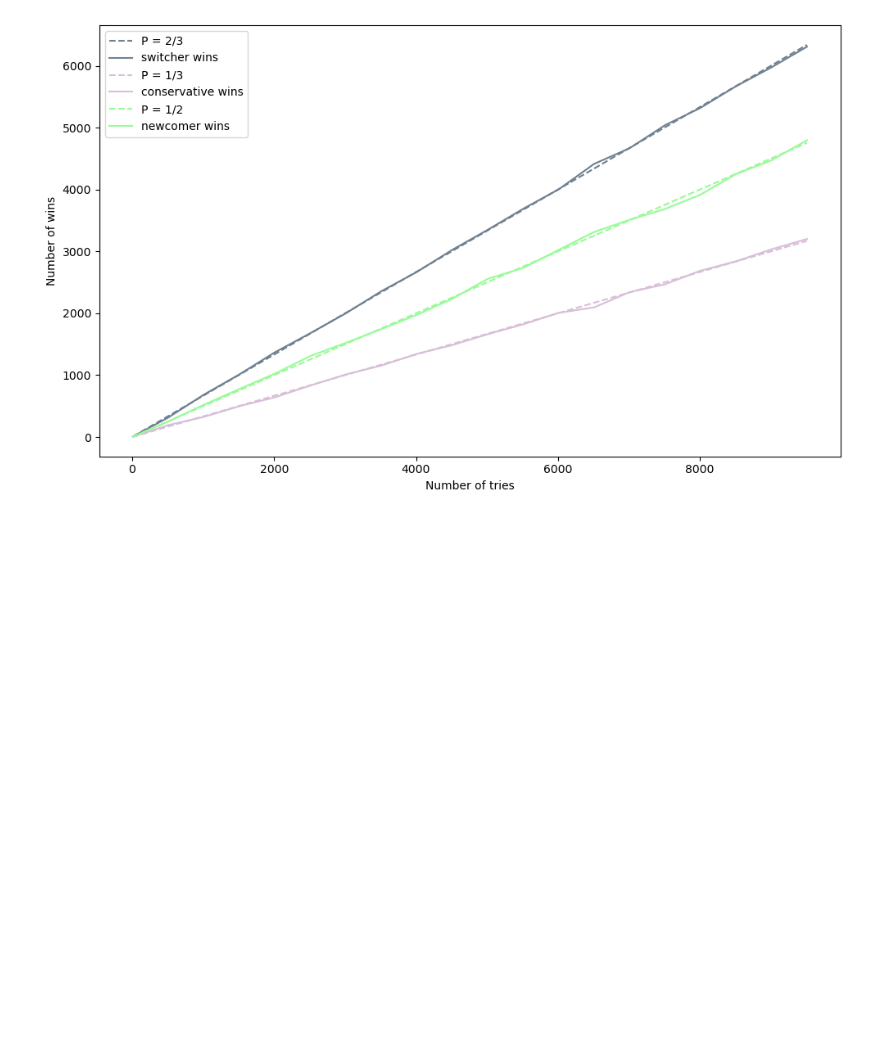
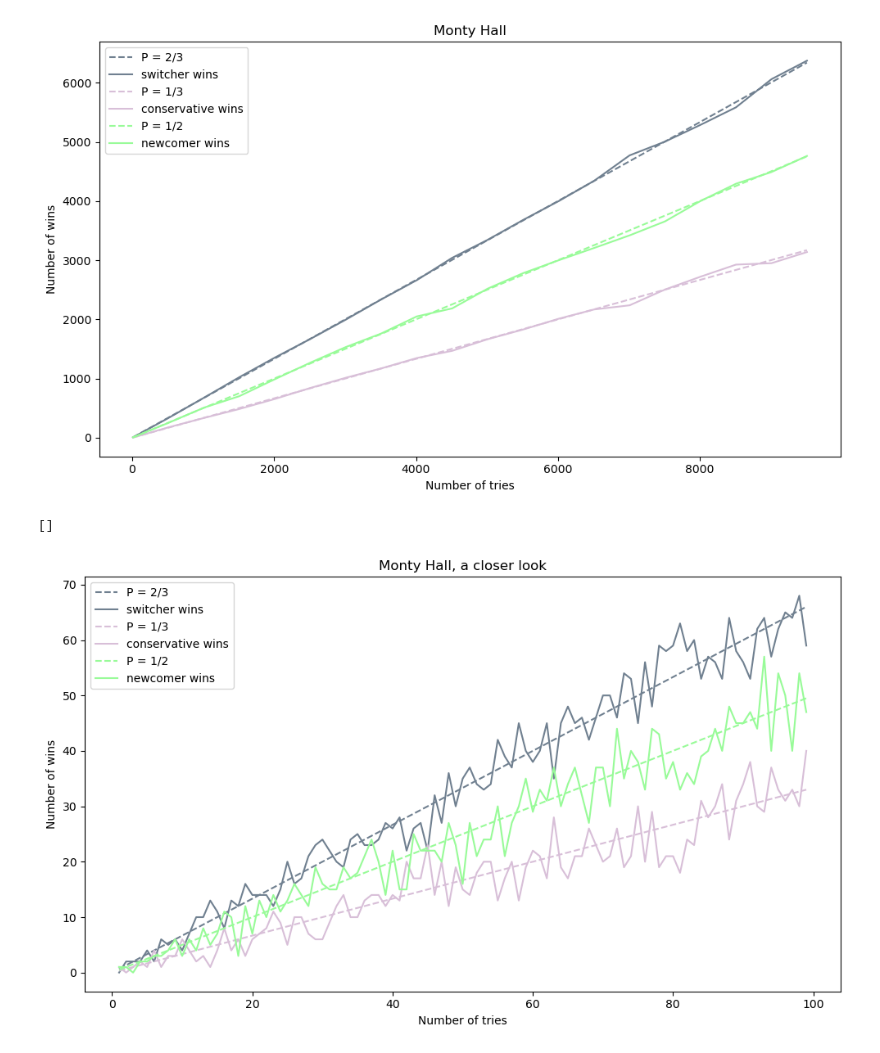
Before and after one commit to caterinalacavalla/astrostatistics_bicocca_2026, a Jupyter notebook: working/Monty-Hall.ipynb, the cells around one changed output. Cells and saved outputs as stored; diff of their text form; code cells hidden in the pictures; blank space fills up the shorter version.

Commit message:
Updated Monty-Hall

```diff
--- a/working/Monty-Hall.ipynb
+++ b/working/Monty-Hall.ipynb
@@ -19,7 +19,7 @@ for j in N:
 
     for i in range(0, j):
         doors = np.zeros(3)
-        doors[np.random.randint(0, 2)] = 1
+        doors[random.randint(0, 2)] = 1
 
         #the switcher and conservative
         choice = random.randint(0,2)
@@ -36,33 +36,101 @@ for j in N:
         if doors[secondchoice] == 1:
             switcher_wins += 1
         if doors[choice] == 1:
             conservative_wins += 1
 
         #the newcomer
-        closed_doors = doors[doors != opendoor]
-        newcomer_choice = random.randint(0,1)
+        closed_doors = [door for door in range(len(doors)) if door != opendoor]
+        newcomer_choice = random.choice(closed_doors)
         #probability = 1/2
+
         if doors[newcomer_choice] == 1:
             newcomer_wins += 1
 
     switcher_tot.append(switcher_wins)
     conservative_tot.append(conservative_wins)
     newcomer_tot.append(newcomer_wins)
 
 twothirdsline  = 2/3 * N
 onehalfline = 1/2 *N
 onethirdline = 1/3 *N
 plt.figure (figsize = (10, 6))
 plt.plot (N, twothirdsline, color = "slategray", linestyle = "--", label = "P = 2/3")
 plt.plot (N, switcher_tot, color = "slategray", label = "switcher wins")
 plt.plot (N, onethirdline, color = "thistle", linestyle = "--", label = "P = 1/3")
 plt.plot (N, conservative_tot, color = "thistle", label = "conservative wins")
 plt.plot (N, onehalfline, color = "palegreen", linestyle = "--", label = "P = 1/2")
 plt.plot (N, newcomer_tot, color = "palegreen", label = "newcomer wins")
 plt.xlabel ("Number of tries")
 plt.ylabel ("Number of wins")
+plt.title ("Monty Hall")
 plt.legend()
 plt.tight_layout()
 plt.show()
+
+
+
+
+#più da vicino
+N = np.arange(1, 100, 1)
+switcher_tot = []
+conservative_tot = []
+newcomer_tot = []
+
+for j in N:
+    switcher_wins = 0
+    conservative_wins = 0
+    newcomer_wins = 0
+
+    for i in range(0, j):
+        doors = np.zeros(3)
+        doors[random.randint(0, 2)] = 1
+
+        #the switcher and conservative
+        choice = random.randint(0,2)
+        #probability = 1/3
+        opendoor = random.randint(0,2)
+        while opendoor == choice or doors[opendoor] == 1:
+            opendoor = random.randint(0,2)
+
+        secondchoice = random.randint(0,2)
+        while secondchoice == opendoor or secondchoice == choice:
+            secondchoice = random.randint(0,2)
+        #probability = 2/3
+
+        if doors[secondchoice] == 1:
+            switcher_wins += 1
+        if doors[choice] == 1:
+            conservative_wins += 1
+
+        #the newcomer
+        closed_doors = [door for door in range(len(doors)) if door != opendoor]
+        newcomer_choice = random.choice(closed_doors)
+        #probability = 1/2
+
+        if doors[newcomer_choice] == 1:
+            newcomer_wins += 1
+
+    switcher_tot.append(switcher_wins)
+    conservative_tot.append(conservative_wins)
+    newcomer_tot.append(newcomer_wins)
+
+twothirdsline  = 2/3 * N
+onehalfline = 1/2 *N
+onethirdline = 1/3 *N
+plt.figure (figsize = (10, 6))
+plt.plot (N, twothirdsline, color = "slategray", linestyle = "--", label = "P = 2/3")
+plt.plot (N, switcher_tot, color = "slategray", label = "switcher wins")
+plt.plot (N, onethirdline, color = "thistle", linestyle = "--", label = "P = 1/3")
+plt.plot (N, conservative_tot, color = "thistle", label = "conservative wins")
+plt.plot (N, onehalfline, color = "palegreen", linestyle = "--", label = "P = 1/2")
+plt.plot (N, newcomer_tot, color = "palegreen", label = "newcomer wins")
+plt.xlabel ("Number of tries")
+plt.ylabel ("Number of wins")
+plt.title ("Monty Hall, a closer look")
+plt.legend()
+plt.tight_layout()
+plt.show()
 # %% [output]
-[figure, old version]
+[figure, new version]
+[]
+[figure, added]
```
Also changed, not shown: parts of 1 cell of this notebook.
